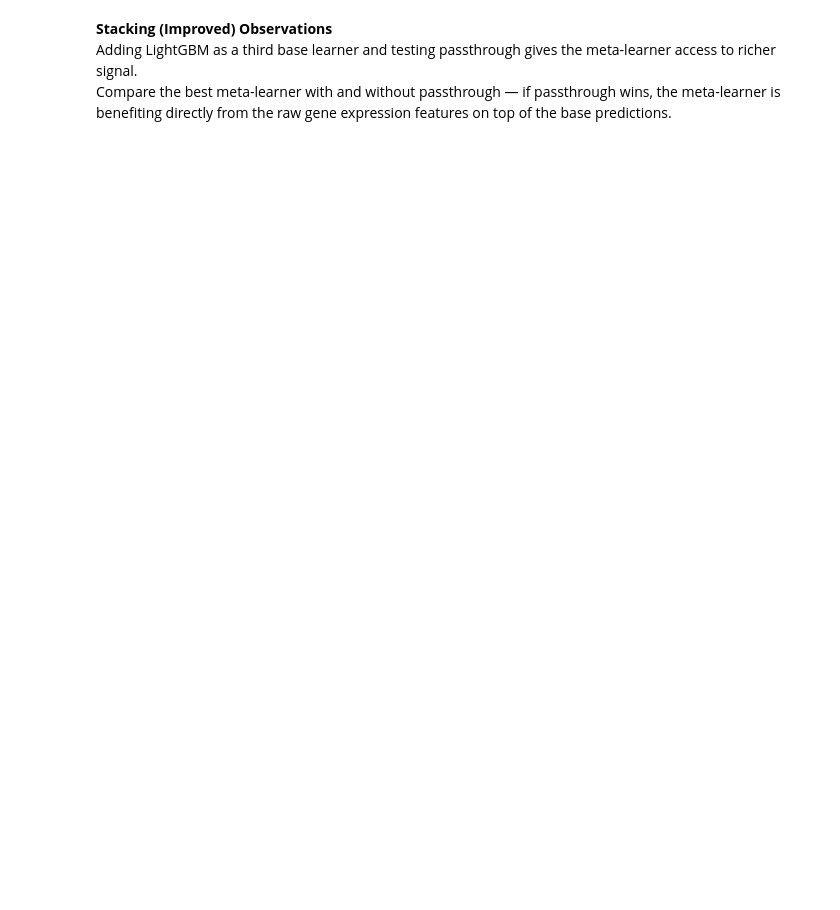
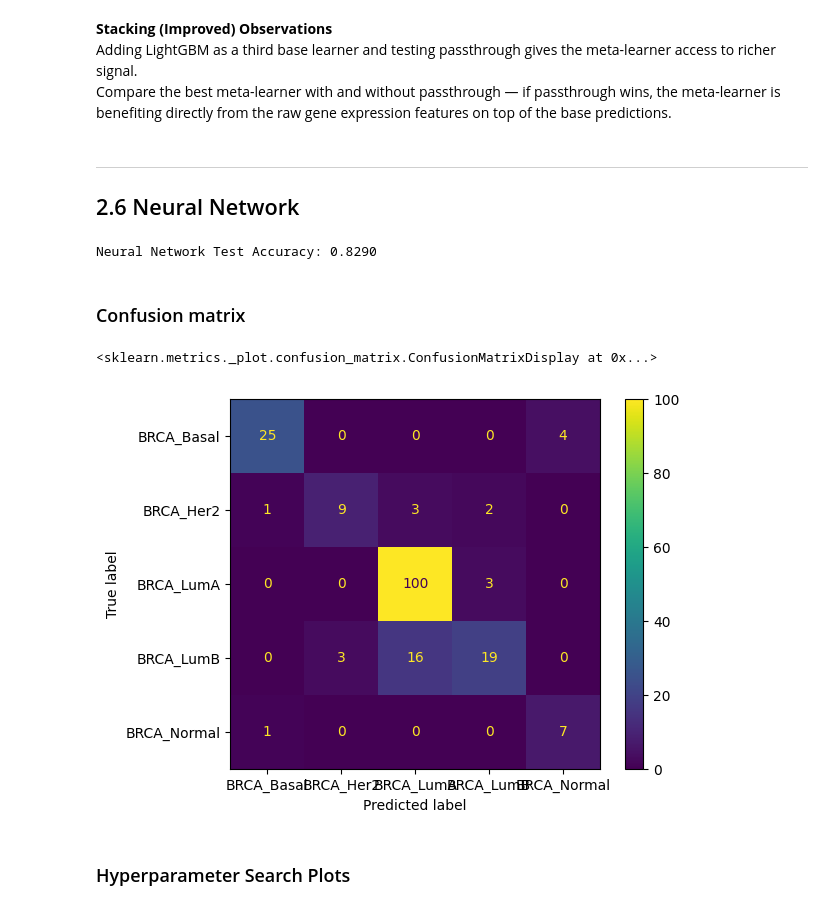
Before and after one commit to MeetPatel-005/Gene-based-breast-cancer-subtype-classification, a Jupyter notebook: main.ipynb, the cells around one changed output. Cells and saved outputs as stored; diff of their text form; code cells hidden in the pictures; blank space fills up the shorter version.

```diff
--- a/main.ipynb
+++ b/main.ipynb
@@ -523,3 +523,23 @@ alt.Chart(stk["comparison_df"]).mark_bar().encode(
 **Stacking (Improved) Observations**\
 Adding LightGBM as a third base learner and testing passthrough gives the meta-learner access to richer signal.\
 Compare the best meta-learner with and without passthrough — if passthrough wins, the meta-learner is benefiting directly from the raw gene expression features on top of the base predictions.
+# %% [markdown]
+---
+
+## 2.6 Neural Network
+# %%
+with open('models/nn_results.pkl', 'rb') as f:
+    nn = pickle.load(f)
+
+print(f"Neural Network Test Accuracy: {nn['accuracy']:.4f}")
+# %% [output]
+Neural Network Test Accuracy: 0.8290
+# %% [markdown]
+### Confusion matrix
+# %%
+ConfusionMatrixDisplay(nn["conf_mat"], display_labels=nn["classes"]).plot()
+# %% [output]
+<sklearn.metrics._plot.confusion_matrix.ConfusionMatrixDisplay at 0x...>
+[figure, added]
+# %% [markdown]
+### Hyperparameter Search Plots
```
Also changed, not shown: parts of 1 cell of this notebook.
